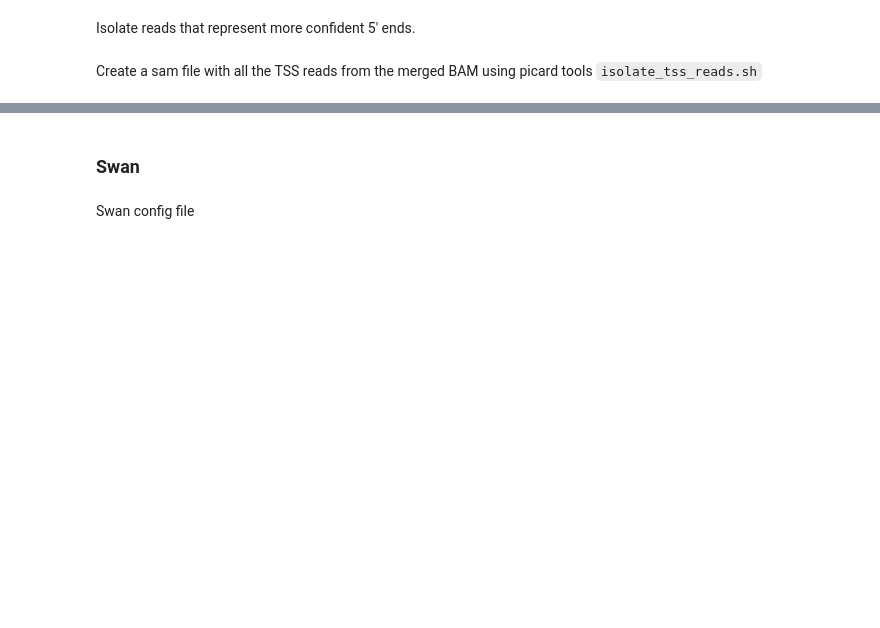
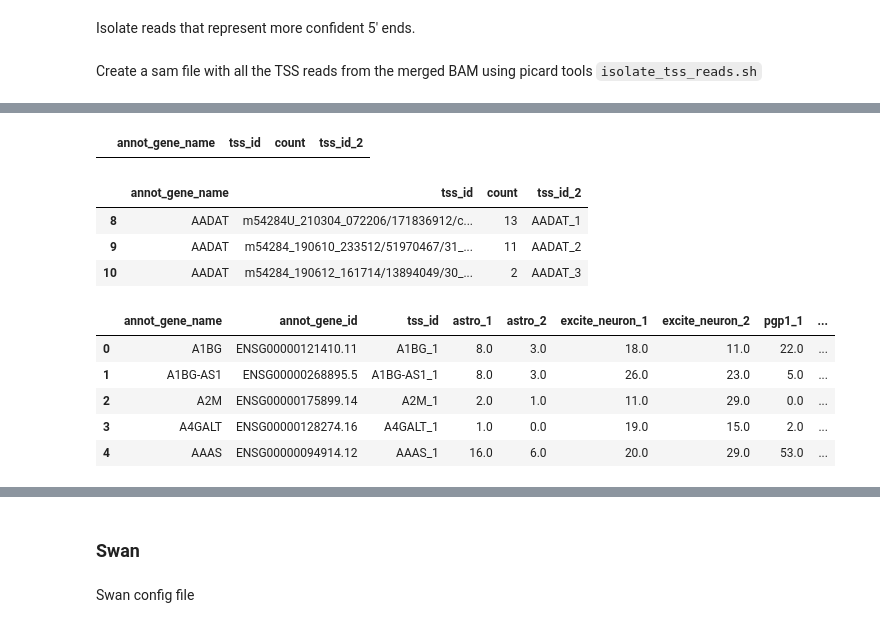
Before and after one commit to fairliereese/210413_pgp1, a Jupyter notebook: pgp1_lr.ipynb, the cells around one changed output, grey strips where cells are left out. Drawn from its saved outputs; the diff is of its cells as text; code cells hidden in the pictures; blank space fills up the shorter version.

```diff
--- a/pgp1_lr.ipynb
+++ b/pgp1_lr.ipynb
@@ -64,0 +164,11 @@ python ${tss_dir}pacbio_to_tss.py \
+# %%
+temp.loc[temp.tss_id_2.duplicated()]
+# %% [output]
+|  | annot_gene_name | tss_id | count | tss_id_2 |
+# %%
+temp.loc[temp.annot_gene_name == 'AADAT']
+# %% [output]
+|  | annot_gene_name | tss_id | count | tss_id_2 |
+| 8 | AADAT | m54284U_210304_072206/171836912/c... | 13 | AADAT_1 |
+| 9 | AADAT | m54284_190610_233512/51970467/31_... | 11 | AADAT_2 |
+| 10 | AADAT | m54284_190612_161714/13894049/30_... | 2 | AADAT_3 |
@@ -64,0 +197,9 @@ python ${tss_dir}pacbio_to_tss.py \
+# %%
+df.head()
+# %% [output]
+|  | annot_gene_name | annot_gene_id | tss_id | astro_1 | astro_2 | excite_neuron_1 | excite_neuron_2 | pgp1_1 | ... |
+| 0 | A1BG | ENSG00000121410.11 | A1BG_1 | 8.0 | 3.0 | 18.0 | 11.0 | 22.0 | ... |
+| 1 | A1BG-AS1 | ENSG00000268895.5 | A1BG-AS1_1 | 8.0 | 3.0 | 26.0 | 23.0 | 5.0 | ... |
+| 2 | A2M | ENSG00000175899.14 | A2M_1 | 2.0 | 1.0 | 11.0 | 29.0 | 0.0 | ... |
+| 3 | A4GALT | ENSG00000128274.16 | A4GALT_1 | 1.0 | 0.0 | 19.0 | 15.0 | 2.0 | ... |
+| 4 | AAAS | ENSG00000094914.12 | AAAS_1 | 16.0 | 6.0 | 20.0 | 29.0 | 53.0 | ... |
```
Also changed, not shown: parts of 17 cells of this notebook.
